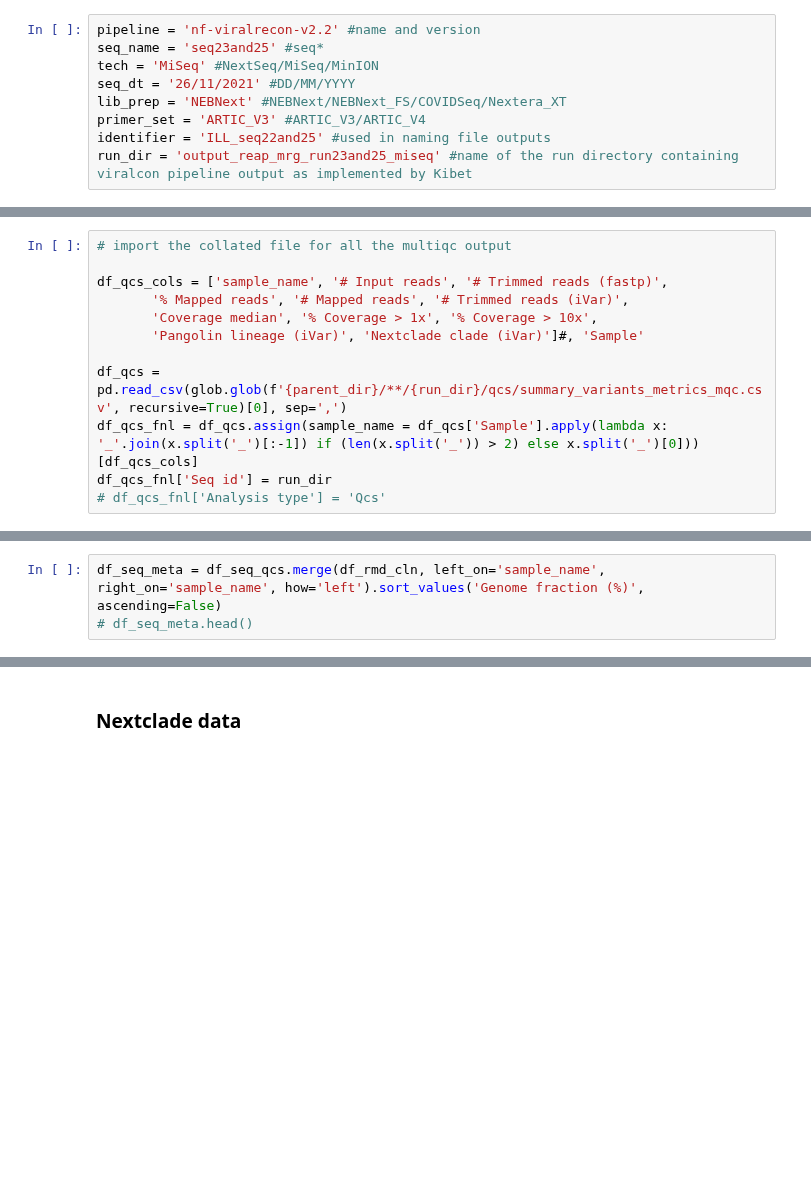
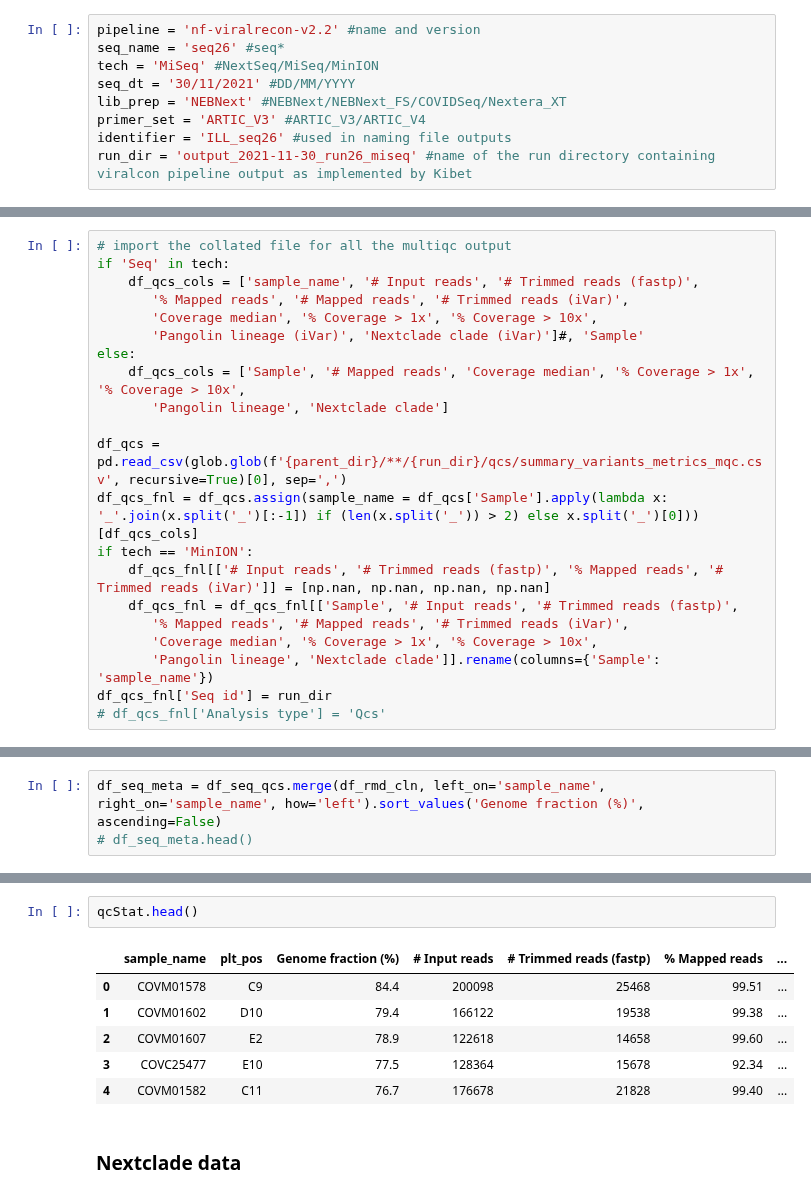
Before and after one commit to ousodaniel/SARS-CoV-2-Data-Workflows, a Jupyter notebook: aggregate-analysis-reports-nf-viralrecon.ipynb, the cells around one changed output, grey strips where cells are left out. Drawn from its saved outputs; the diff is of its cells as text; blank space fills up the shorter version.

```diff
--- a/aggregate-analysis-reports-nf-viralrecon.ipynb
+++ b/aggregate-analysis-reports-nf-viralrecon.ipynb
@@ -139,13 +139,13 @@ def replace_with_who_lin(x):
 Reassign accordingly...
 # %%
 pipeline = 'nf-viralrecon-v2.2' #name and version
-seq_name = 'seq23and25' #seq*
+seq_name = 'seq26' #seq*
 tech = 'MiSeq' #NextSeq/MiSeq/MinION
-seq_dt = '26/11/2021' #DD/MM/YYYY
+seq_dt = '30/11/2021' #DD/MM/YYYY
 lib_prep = 'NEBNext' #NEBNext/NEBNext_FS/COVIDSeq/Nextera_XT
 primer_set = 'ARTIC_V3' #ARTIC_V3/ARTIC_V4
-identifier = 'ILL_seq22and25' #used in naming file outputs
-run_dir = 'output_reap_mrg_run23and25_miseq' #name of the run directory containing viralcon pipeline output as implemented by Kibet
+identifier = 'ILL_seq26' #used in naming file outputs
+run_dir = 'output_2021-11-30_run26_miseq' #name of the run directory containing viralcon pipeline output as implemented by Kibet
 # %% [markdown]
 ### **Sequencing sheet**
 # %%
@@ -166,12 +175,21 @@ df_qcs_trans_fnl = df_qcs_trans2.assign(genome_cov=df_qcs_trans2['genome_cov'].r
 # %%
 # import the collated file for all the multiqc output
-
-df_qcs_cols = ['sample_name', '# Input reads', '# Trimmed reads (fastp)',
+if 'Seq' in tech:
+    df_qcs_cols = ['sample_name', '# Input reads', '# Trimmed reads (fastp)',
        '% Mapped reads', '# Mapped reads', '# Trimmed reads (iVar)',
        'Coverage median', '% Coverage > 1x', '% Coverage > 10x',
        'Pangolin lineage (iVar)', 'Nextclade clade (iVar)']#, 'Sample'
+else:
+    df_qcs_cols = ['Sample', '# Mapped reads', 'Coverage median', '% Coverage > 1x', '% Coverage > 10x',
+       'Pangolin lineage', 'Nextclade clade']
 
 df_qcs = pd.read_csv(glob.glob(f'{parent_dir}/**/{run_dir}/qcs/summary_variants_metrics_mqc.csv', recursive=True)[0], sep=',')
 df_qcs_fnl = df_qcs.assign(sample_name = df_qcs['Sample'].apply(lambda x: '_'.join(x.split('_')[:-1]) if (len(x.split('_')) > 2) else x.split('_')[0]))[df_qcs_cols]
+if tech == 'MinION':
+    df_qcs_fnl[['# Input reads', '# Trimmed reads (fastp)', '% Mapped reads', '# Trimmed reads (iVar)']] = [np.nan, np.nan, np.nan, np.nan]
+    df_qcs_fnl = df_qcs_fnl[['Sample', '# Input reads', '# Trimmed reads (fastp)',
+       '% Mapped reads', '# Mapped reads', '# Trimmed reads (iVar)',
+       'Coverage median', '% Coverage > 1x', '% Coverage > 10x',
+       'Pangolin lineage', 'Nextclade clade']].rename(columns={'Sample': 'sample_name'})
 df_qcs_fnl['Seq id'] = run_dir
 # df_qcs_fnl['Analysis type'] = 'Qcs'
@@ -196,3 +221,12 @@ df_seq_meta
+# %%
+qcStat.head()
+# %% [output]
+|  | sample_name | plt_pos | Genome fraction (%) | # Input reads | # Trimmed reads (fastp) | % Mapped reads | ... |
+| 0 | COVM01578 | C9 | 84.4 | 200098 | 25468 | 99.51 | ... |
+| 1 | COVM01602 | D10 | 79.4 | 166122 | 19538 | 99.38 | ... |
+| 2 | COVM01607 | E2 | 78.9 | 122618 | 14658 | 99.60 | ... |
+| 3 | COVC25477 | E10 | 77.5 | 128364 | 15678 | 92.34 | ... |
+| 4 | COVM01582 | C11 | 76.7 | 176678 | 21828 | 99.40 | ... |
 # %% [markdown]
 ### **Nextclade data**
 # %%
```
Also changed, not shown: parts of 12 cells of this notebook, 1 other file.
